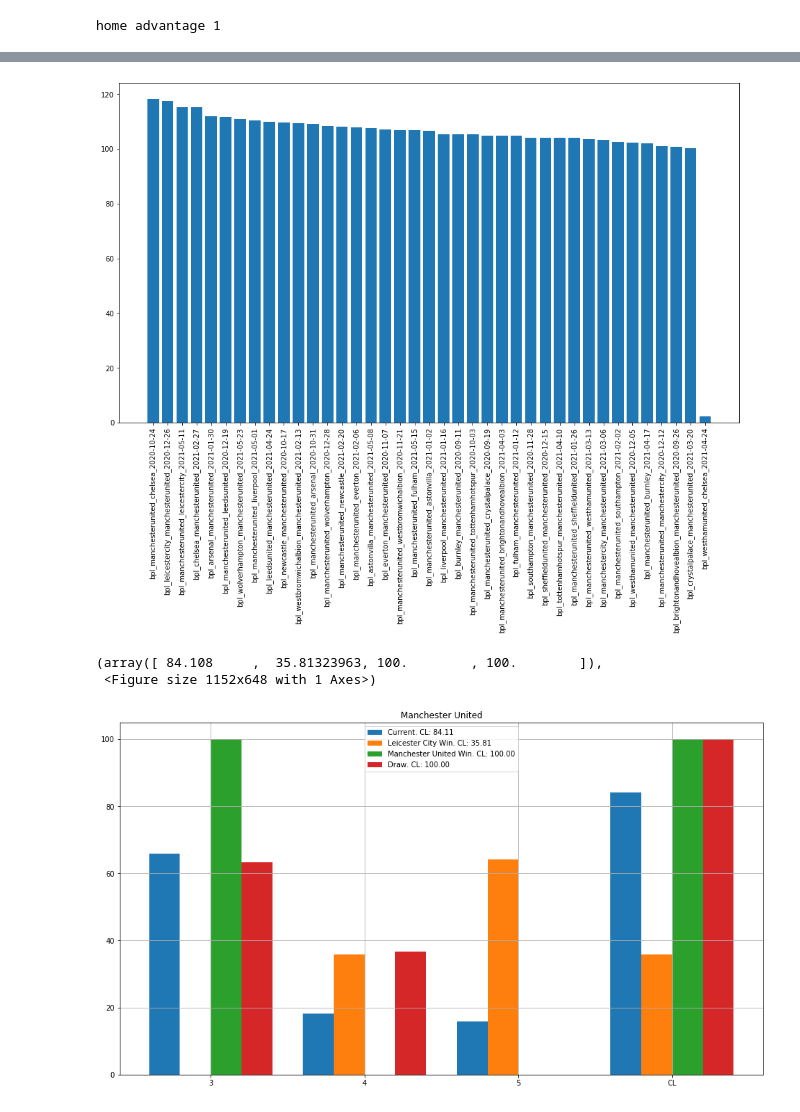
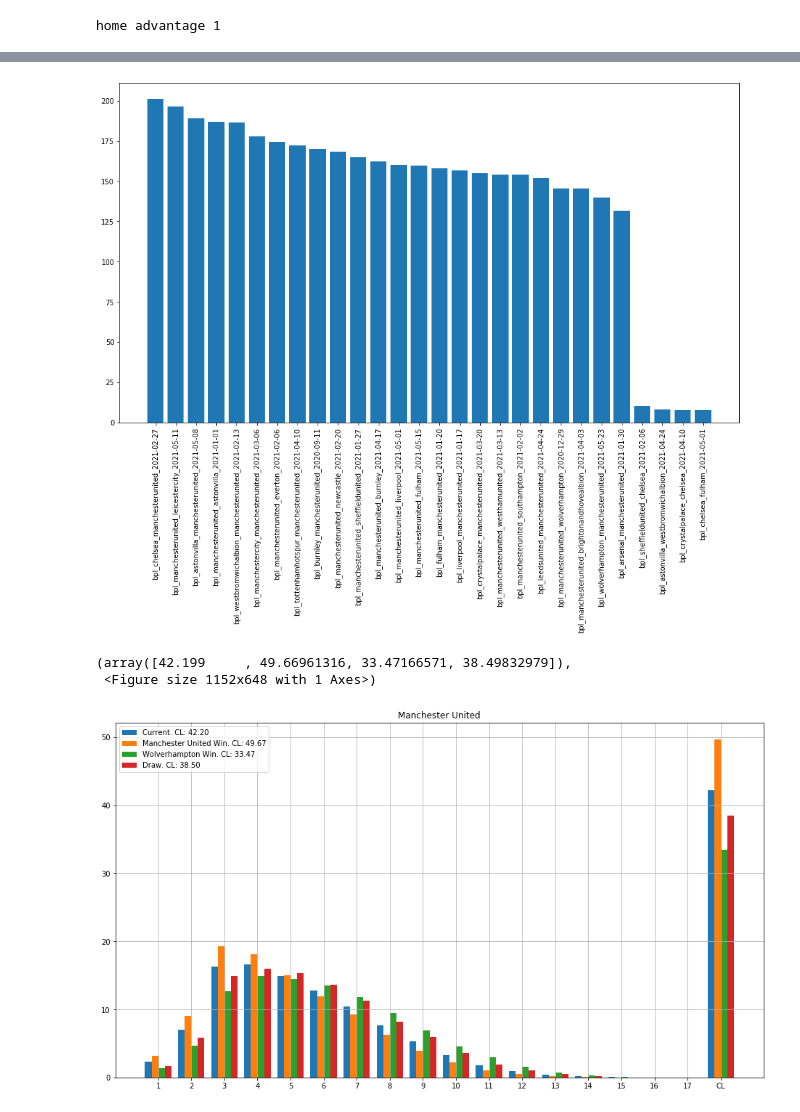
Before and after one commit to tchnvkng/football_sim, a Jupyter notebook: new_v.ipynb, the cells around one changed output, grey strips where cells are left out. Cells and saved outputs as stored; diff of their text form; code cells hidden in the pictures.

```diff
--- a/new_v.ipynb
+++ b/new_v.ipynb
@@ -212,19 +136,19 @@ No handles with labels found to put in legend.
 # %%
-n_plot=39
+n_plot=28
 
 plt.figure(figsize=(16,9))
 plt.bar(np.arange(n_plot),importance[:n_plot])
 plt.xticks(np.arange(n_plot),names[:n_plot],rotation=90);
 # %% [output]
-[figure, old version]
+[figure, new version]
 # %%
-i=season.match_id['bpl_leicestercity_manchesterunited_2020-07-26']
+i=season.match_id['bpl_manchesterunited_wolverhampton_2020-12-29']
 match = season.matches_to_sim[i]
 mufc = season.teams['Manchester United']
 #wh = season.teams['West Ham United']
 season.what_if(match,ref_team=mufc)
 # %% [output]
-(array([ 84.108     ,  35.81323963, 100.        , 100.        ]),
+(array([42.199     , 49.66961316, 33.47166571, 38.49832979]),
  <Figure size 1152x648 with 1 Axes>)
-[figure, old version]
+[figure, new version]
 # %%
```
Also changed, not shown: parts of 18 cells of this notebook, 1 other file.
